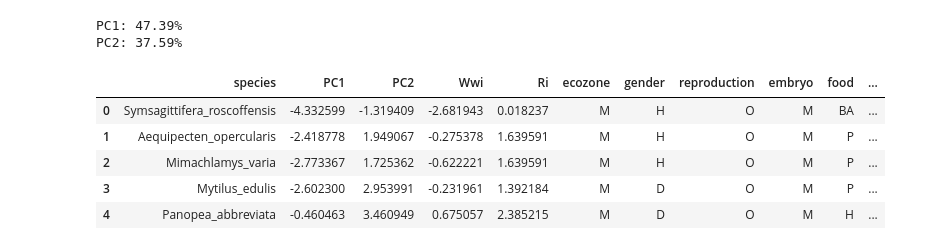
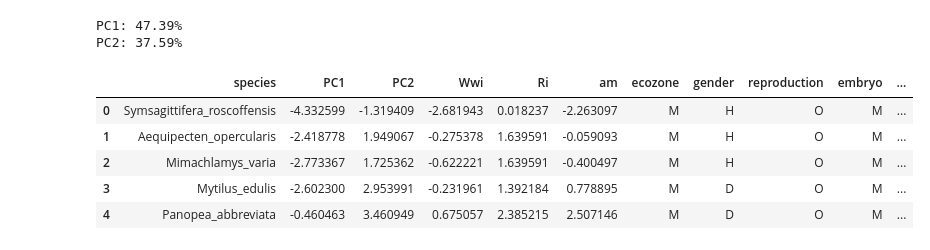
Before and after one commit to lululrm/Kermit-internship, a Jupyter notebook: biplot.ipynb, the cells around one changed output. Cells and saved outputs as stored; diff of their text form; code cells hidden in the pictures.

```diff
--- a/biplot.ipynb
+++ b/biplot.ipynb
@@ -14,6 +14,7 @@ df_life = pd.read_csv('data/lifehistory_df.csv')
 df_basiceco = pd.read_csv('data/basicecodf.csv')
 df_species = pd.read_csv("data/species.csv")
 df_food = pd.read_csv("data/fooddf.csv")
+df_habitat = pd.read_csv("data/habitatdf.csv")
 
 
 display(df_life.head())
@@ -63,24 +64,29 @@ PC2: 37.59%
 # %%
 final_df['Wwi'] = df_life['Wwi']
 final_df['Ri'] = df_life['Ri']
+final_df['am'] = df_life['am']
+final_df['Wwb'] = df_life['Wwb']
+final_df['Li'] = df_life['Li']
+final_df['ab'] = df_life['ab']
 
 final_df['ecozone'] = df_basiceco['ecozone']
+final_df['habitat'] = df_habitat['adult']
 final_df['gender'] = df_basiceco['gender']
 final_df['reproduction'] = df_basiceco['reproduction']
 final_df['embryo'] = df_basiceco['embryo']
 final_df['food'] = df_food['adult']
 final_df['order'] = df_species['Order']
 final_df['class'] = df_species['Class']
 final_df['phylum'] = df_species['Phylum']
 
 final_df.head()
 # %% [output]
-|  | species | PC1 | PC2 | Wwi | Ri | ecozone | gender | reproduction | embryo | food | ... |
-| 0 | Symsagittifera_roscoffensis | -4.332599 | -1.319409 | -2.681943 | 0.018237 | M | H | O | M | BA | ... |
-| 1 | Aequipecten_opercularis | -2.418778 | 1.949067 | -0.275378 | 1.639591 | M | H | O | M | P | ... |
-| 2 | Mimachlamys_varia | -2.773367 | 1.725362 | -0.622221 | 1.639591 | M | H | O | M | P | ... |
-| 3 | Mytilus_edulis | -2.602300 | 2.953991 | -0.231961 | 1.392184 | M | D | O | M | P | ... |
-| 4 | Panopea_abbreviata | -0.460463 | 3.460949 | 0.675057 | 2.385215 | M | D | O | M | H | ... |
+|  | species | PC1 | PC2 | Wwi | Ri | am | ecozone | gender | reproduction | embryo | ... |
+| 0 | Symsagittifera_roscoffensis | -4.332599 | -1.319409 | -2.681943 | 0.018237 | -2.263097 | M | H | O | M | ... |
+| 1 | Aequipecten_opercularis | -2.418778 | 1.949067 | -0.275378 | 1.639591 | -0.059093 | M | H | O | M | ... |
+| 2 | Mimachlamys_varia | -2.773367 | 1.725362 | -0.622221 | 1.639591 | -0.400497 | M | H | O | M | ... |
+| 3 | Mytilus_edulis | -2.602300 | 2.953991 | -0.231961 | 1.392184 | 0.778895 | M | D | O | M | ... |
+| 4 | Panopea_abbreviata | -0.460463 | 3.460949 | 0.675057 | 2.385215 | 2.507146 | M | D | O | M | ... |
 # %%
 loadings = pca.components_.T * np.sqrt(explained_variance)
 
```
Also changed, not shown: parts of 1 cell of this notebook, 8 other files.
